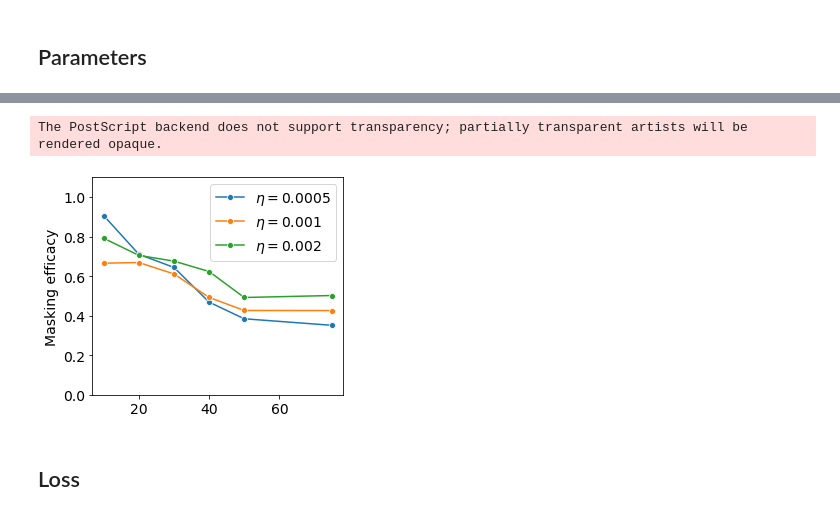
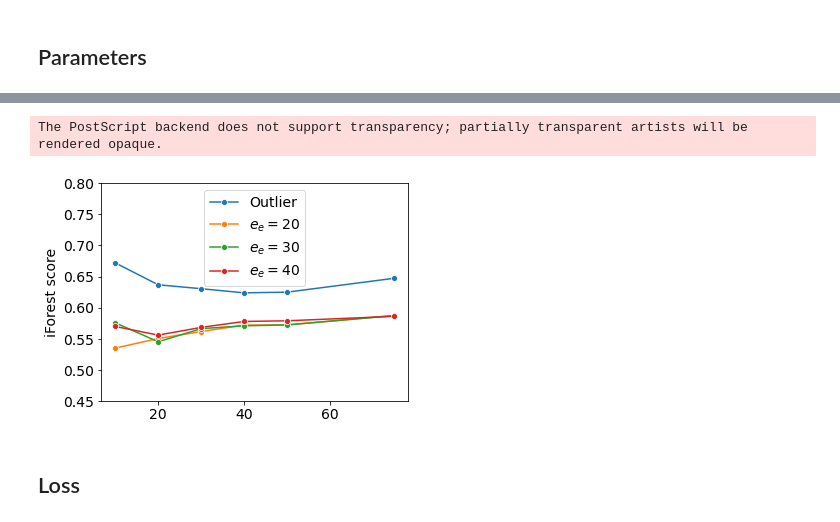
Before and after one commit to simona-nistico/M2OE, a Jupyter notebook: Results medoids.ipynb, the cells around one changed output, grey strips where cells are left out. Saved outputs shown, nothing was run; the diff lists cells and outputs as text; code cells hidden in the pictures.

```diff
--- a/Results medoids.ipynb
+++ b/Results medoids.ipynb
@@ -453,0 +538,2 @@ synth_multidim_010_000.csv
+# %%
+scores_r = np.array(scores).reshape((len(data_paths), -1, 3, 6))
@@ -458,10 +617,10 @@ from sklearn.ensemble import IsolationForest as IForest
 
 par = 'ee'
 
-data = {'ee': ['tests/logs/epochs_test_20', 'tests/logs/epochs_test_40'],
-        'no': ['tests/logs/no_test_60', 'tests/logs/no_test_140'],
-        'eb': ['tests/logs/batch_test_8', 'tests/logs/batch_test_32'],
-        'lr': ['tests/logs/lr_test_0.0005', 'tests/logs/lr_test_0.002']
+data = {'ee': ['tests/logs/epochs_test_20', 'tests/logs/paper_exp/alpha1_1.0', 'tests/logs/epochs_test_40'],
+        'no': ['tests/logs/no_test_60', 'tests/logs/paper_exp/alpha1_1.0', 'tests/logs/no_test_140'],
+        'eb': ['tests/logs/batch_test_8', 'tests/logs/paper_exp/alpha1_1.0', 'tests/logs/batch_test_32'],
+        'lr': ['tests/logs/lr_test_0.0005', 'tests/logs/paper_exp/alpha1_1.0', 'tests/logs/lr_test_0.002']
        }
 
 
@@ -533,7 +692,7 @@ for data_path in data_paths:
                         it_scores.append(ptc_scores)
                 scores.append(it_scores)
                 i += 1
-            pickle.dump(scores, open(os.path.join(data_path, f'mask_scores_{f.replace(".csv", ".joblib")}'), 'wb'))
+            pickle.dump(scores, open(os.path.join(data_path, f'mask_scores_{f.replace(".csv", ".joblib")}_p'), 'wb'))
             mask_scores.append(scores)
 # %% [output]
 synth_multidim_010_000.csv
@@ -564,12 +738,12 @@ for i in range(len(mask_scores)):
 # %% [markdown]
 ## Parameters
 # %%
-par = 'lr'
+par = 'ee'
 
-data = {'ee': ['tests/logs/epochs_test_20', 'tests/logs/alpha1_1.0', 'tests/logs/epochs_test_40'],
-        'no': ['tests/logs/no_test_60', 'tests/logs/alpha1_1.0', 'tests/logs/no_test_140'],
-        'eb': ['tests/logs/batch_test_8', 'tests/logs/alpha1_1.0', 'tests/logs/batch_test_32'],
-        'lr': ['tests/logs/lr_test_0.0005', 'tests/logs/alpha1_1.0', 'tests/logs/lr_test_0.002']
+data = {'ee': ['tests/logs/paper_exp/epochs_test_20', 'tests/logs/paper_exp/alpha1_1.0', 'tests/logs/paper_exp/epochs_test_40'],
+        'no': ['tests/logs/paper_exp/no_test_60', 'tests/logs/paper_exp/alpha1_1.0', 'tests/logs/paper_exp/no_test_140'],
+        'eb': ['tests/logs/paper_exp/batch_test_8', 'tests/logs/paper_exp/alpha1_1.0', 'tests/logs/paper_exp/batch_test_32'],
+        'lr': ['tests/logs/paper_exp/lr_test_0.0005', 'tests/logs/paper_exp/alpha1_1.0', 'tests/logs/paper_exp/lr_test_0.002']
        }
 
 
@@ -594,2 +824,5 @@ for data_path in data_paths:
 # %%
 scores_r = np.array(scores).reshape((len(data_paths),-1, 3))
+# %%
+scores_r = np.array(scores).reshape((len(data_paths), -1, 3, 6))
+print(scores_r.shape)
@@ -607,44 +856,51 @@ array([[0.90649624, 0.71074169, 0.64426301, 0.46893753, 0.38462459,
 # %%
 import matplotlib.pyplot as plt
 import seaborn as sns
+import matplotlib
 
-plt.figure(figsize=(4.5,4))
 
 values = {  'ee': [20, 30, 40],
             'no': [60, 100, 140],
             'eb': [8, 16, 32],
             'lr': [0.0005, 0.001, 0.002]
            }
 
 par_string = {
                 'ee': 'e_e',
                 'no': 'k',
                 'eb': 'e_b',
                 'lr': '\\eta'
                 }
 
 font = {'family' : 'sans-serif',
         'weight' : 'normal',
         'size'   : 14}
 
 matplotlib.rc('font', **font)
 plt.rc('legend', fontsize=14)
 
 #sns.set_palette("colorblind")
 #sns.set_style("darkgrid")
 
+
+plt.figure(figsize=(5.5,4))
+
+#sns.set_palette("colorblind")
+#sns.set_style("darkgrid")
+
 #plt.subplot(2,1,1)
+sns.lineplot(x=[10,20,30,40,50,75], y=scores_r.mean(axis=-2)[0, :, 4], marker="o", label="Outlier")
 for i in range(len(data_paths)):
-    sns.lineplot(x=[10,20,30,40,50,75], y=scores_r.mean(axis=-1)[i], marker="o", label="${}={}$".format(par_string[par], values[par][i])) #'-s', label='alpha={:.1f}'.format(0.1*(i+1)))
+    #'-s', label='alpha={:.1f}'.format(0.1*(i+1)))
+    sns.lineplot(x=[10,20,30,40,50,75], y=scores_r.mean(axis=-2)[i, :, 5], marker="o", label="${}={}$".format(par_string[par], values[par][i]))
 plt.legend()
-plt.ylim(0.0,1.1)
-#plt.grid()
+plt.ylim(0.45,0.8)
 #plt.xticks([10,20,30,40,50,75])
-plt.ylabel('Masking efficacy')
-plt.savefig(f'parameter_{par}_mask.eps'.format(par))
+plt.ylabel('iForest score')
+plt.savefig(f'parameter_{par}_mask_if.eps'.format(par))
 # %% [output]
 The PostScript backend does not support transparency; partially transparent artists will be rendered opaque.
-[figure, old version]
+[figure, new version]
 # %% [markdown]
 ## Loss
 # %%
```
Also changed, not shown: parts of 35 cells of this notebook, 5 other files.
